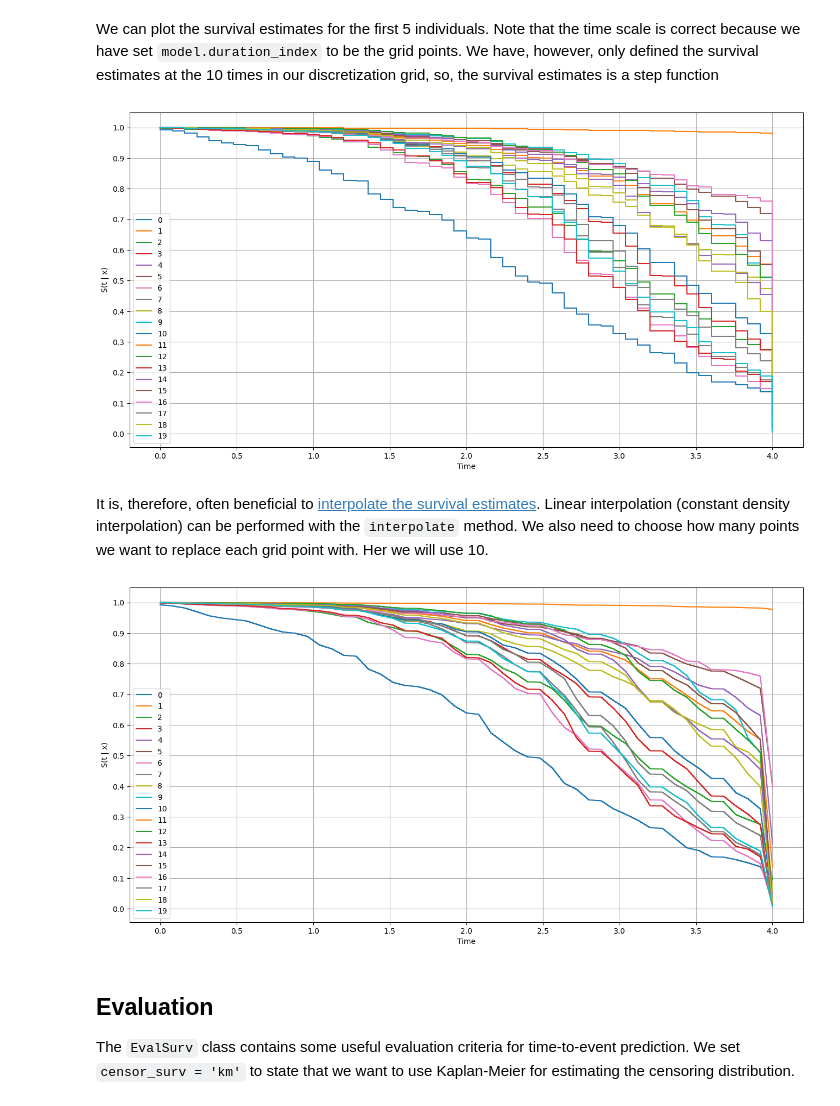
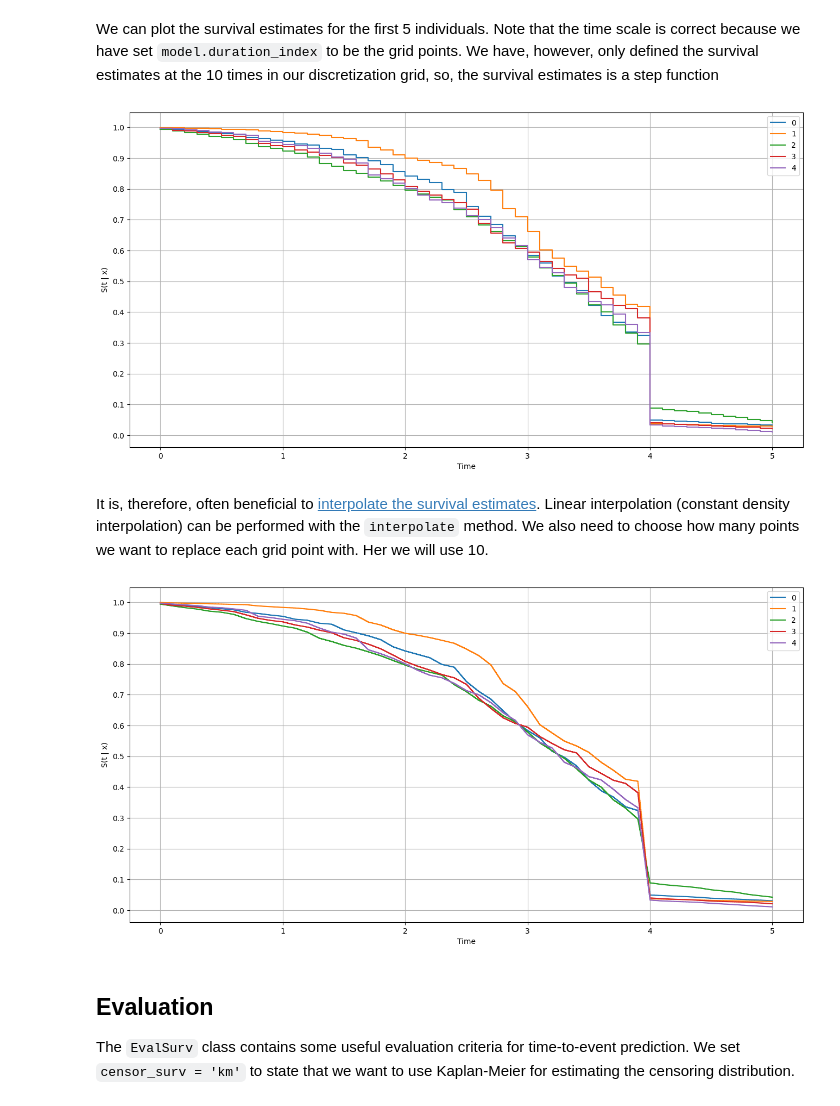
Before and after one commit to kgchinthana/pycox, a Jupyter notebook: examples/pycox/time-to-predict_1.ipynb, the cells around one changed output. Saved outputs shown, nothing was run; the diff lists cells and outputs as text; code cells hidden in the pictures.

```diff
--- a/examples/pycox/time-to-predict_1.ipynb
+++ b/examples/pycox/time-to-predict_1.ipynb
@@ -223,14 +234,15 @@ For most of them the `label_transform` is just a shorthand for the class `pycox.
 The `LogisticHazard` is a discrete-time method, meaning it requires discretization of the event times to be applied to continuous-time data.
 We let `num_durations` define the size of this (equidistant) discretization grid, meaning our network will have `num_durations` output nodes.
 # %%
-num_durations = 50
+num_durations = 50  # Number of intervals (50 parts)
 
 # Define custom cuts for a fixed 5-second interval divided into 50 parts
-custom_cuts = np.linspace(0, 4, num=num_durations+1)  # 50 intervals within the 5-second range
+custom_cuts = np.linspace(0, 5, num=num_durations+1)  # 50 intervals within the 5-second range
 
 # Use custom cuts with LogisticHazard
-labtrans = LogisticHazard.label_transform(cuts=custom_cuts)# labtrans = PMF.label_transform(num_durations)
-# labtrans = DeepHitSingle.label_transform(num_durations)
+# labtrans = LogisticHazard.label_transform(cuts=custom_cuts)
+# labtrans = PMF.label_transform(num_durations)
+labtrans = DeepHitSingle.label_transform(cuts=custom_cuts)
 
 get_target = lambda df: (df['duration'].values, df['event'].values)
 y_train = labtrans.fit_transform(*get_target(df_train))
@@ -312,9 +323,9 @@ We also set `duration_index` which connects the output nodes of the network the
 The `LogisticHazard` can also take the argument `device` which can be use to choose between running on the CPU and GPU. The default behavior is to run on a GPU if it is available, and CPU if not.
 See `?LogisticHazard` for details.
 # %%
-model = LogisticHazard(net, tt.optim.Adam(0.01), duration_index=labtrans.cuts)
+# model = LogisticHazard(net, tt.optim.Adam(0.01), duration_index=labtrans.cuts)
 # model = PMF(net, tt.optim.Adam(0.01), duration_index=labtrans.cuts)
-# model = DeepHitSingle(net, tt.optim.Adam(0.01), duration_index=labtrans.cuts)
+model = DeepHitSingle(net, tt.optim.Adam(0.01), duration_index=labtrans.cuts)
 # %% [markdown]
 Next, we set the `batch_size` and the number of training `epochs`.
 
@@ -451,7 +459,7 @@ We can plot the survival estimates for the first 5 individuals.
 Note that the time scale is correct because we have set `model.duration_index` to be the grid points.
 We have, however, only defined the survival estimates at the 10 times in our discretization grid, so, the survival estimates is a step function
 # %%
-ax = surv.iloc[:, :20].plot(drawstyle='steps-post', figsize=(16, 8))
+ax = surv.iloc[:, :5].plot(drawstyle='steps-post', figsize=(16, 8))
 plt.ylabel('S(t | x)')
 plt.xlabel('Time')
 plt.grid(True)
@@ -460,23 +468,23 @@ plt.yticks([i / 10 for i in range(11)])
 # ax.yaxis.set_major_formatter(plt.FuncFormatter(lambda val, pos: '{:.2f}'.format(val)))
 plt.show()
 # %% [output]
-[figure, old version]
+[figure, new version]
 # %% [markdown]
 It is, therefore, often beneficial to [interpolate the survival estimates](https://arxiv.org/abs/1910.06724).
 Linear interpolation (constant density interpolation) can be performed with the `interpolate` method. We also need to choose how many points we want to replace each grid point with. Her we will use 10.
 # %%
 surv = model.interpolate(50).predict_surv_df(x_test)
 # %%
-ax = surv.iloc[:, :20].plot(drawstyle='steps-post', figsize=(16, 8))
+ax = surv.iloc[:, :5].plot(drawstyle='steps-post', figsize=(16, 8))
 plt.ylabel('S(t | x)')
 plt.xlabel('Time')
 plt.grid(True)
 plt.yticks([i / 10 for i in range(11)])
 # plt.yticks([i / 100 for i in range(101)])
 # ax.yaxis.set_major_formatter(plt.FuncFormatter(lambda val, pos: '{:.2f}'.format(val)))
 plt.show()
 # %% [output]
-[figure, old version]
+[figure, new version]
 # %% [markdown]
 ## Evaluation
 
```
Also changed, not shown: parts of 17 cells of this notebook, 1 other file.
